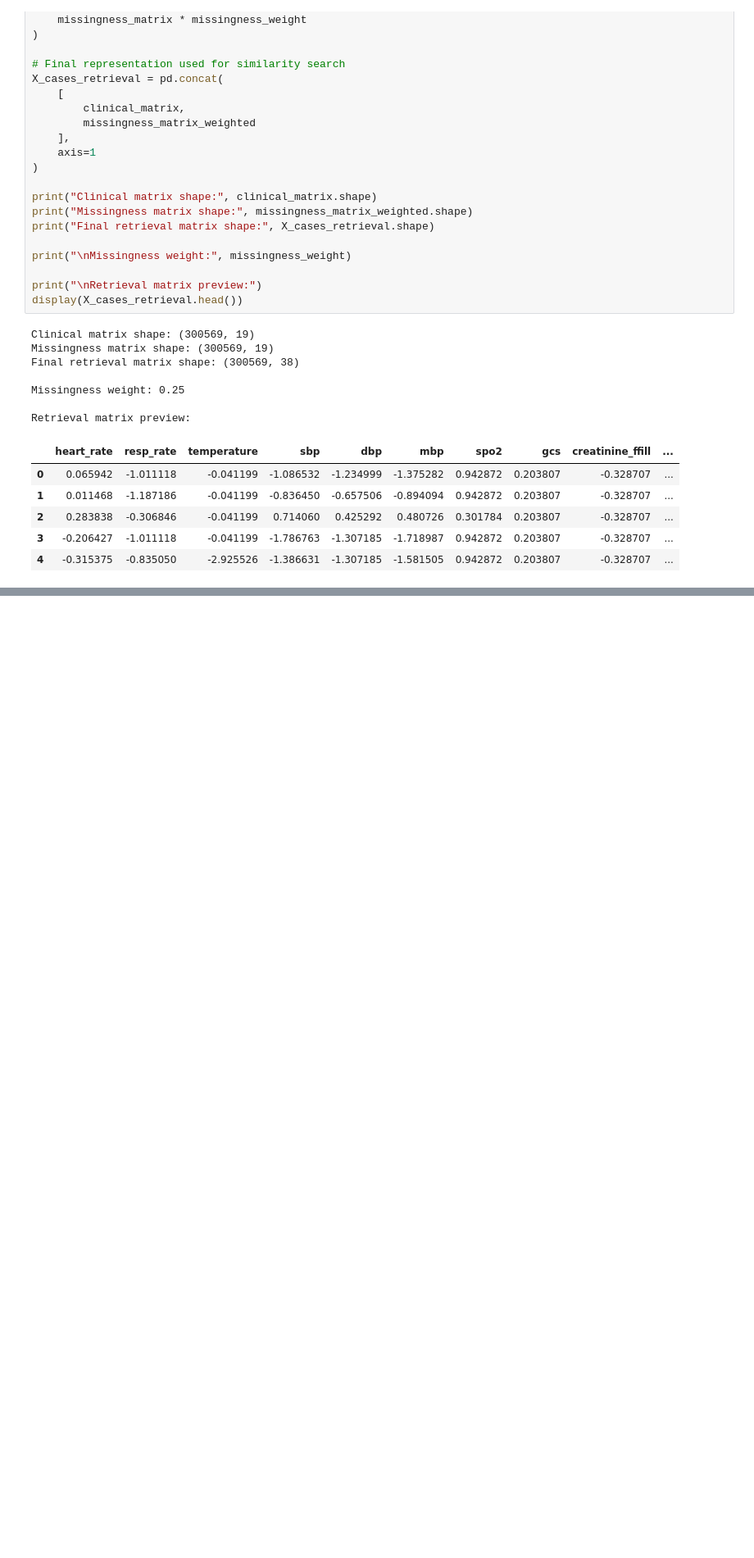
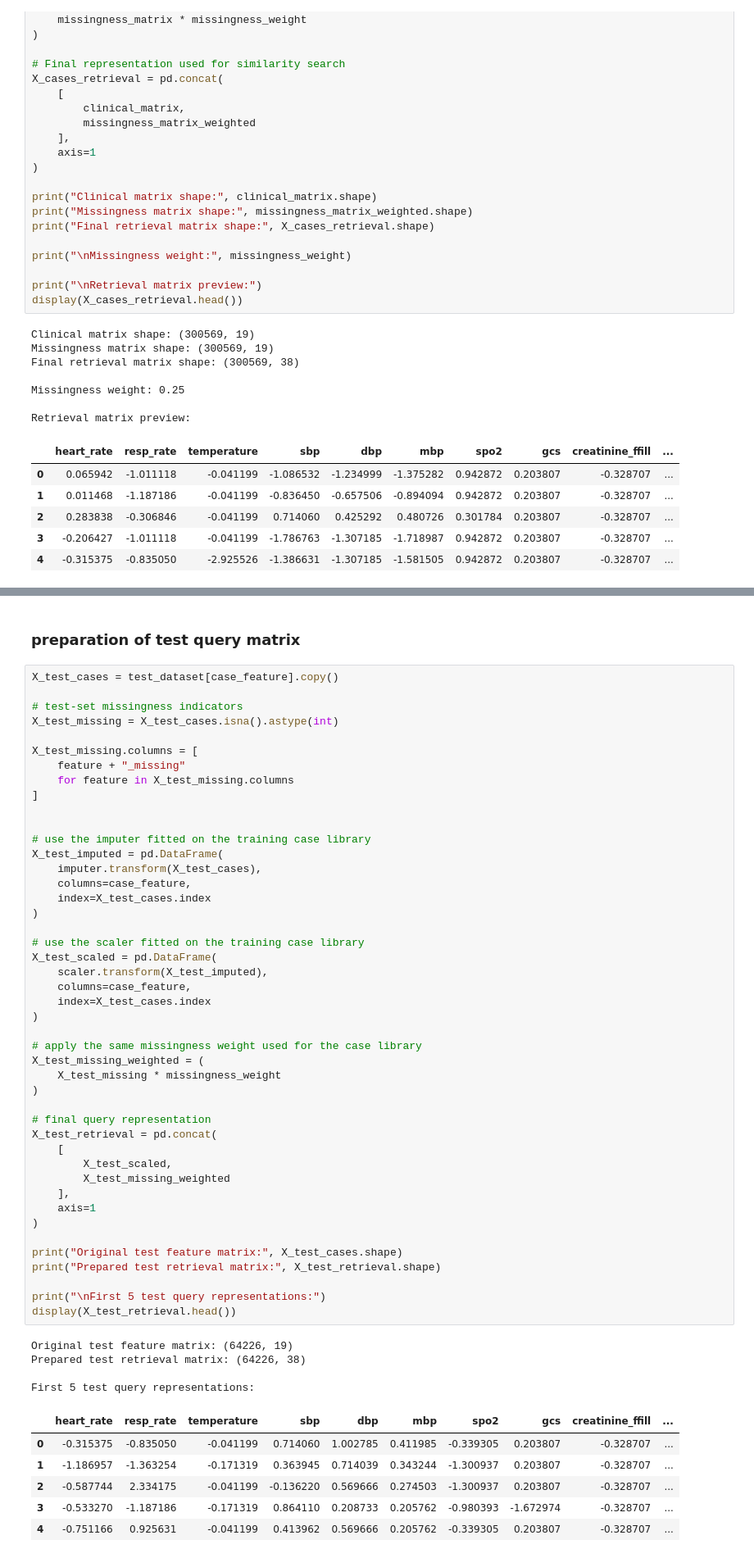
Before and after one commit to Prajin-K/Explainable-Sepsis-AI, a Jupyter notebook: notebooks/21_Case_RAG_Data_Preparation.ipynb, the cells around one changed output, grey strips where cells are left out. Shown at 82% size. Cells and saved outputs as stored; diff of their text form; blank space fills up the shorter version.

Commit message:
Build Case-RAG retrieval pipeline

```diff
--- a/notebooks/21_Case_RAG_Data_Preparation.ipynb
+++ b/notebooks/21_Case_RAG_Data_Preparation.ipynb
@@ -362,0 +396,58 @@ Retrieval matrix preview:
+# %% [markdown]
+### preparation of test query matrix
+# %%
+X_test_cases = test_dataset[case_feature].copy()
+
+# test-set missingness indicators
+X_test_missing = X_test_cases.isna().astype(int)
+
+X_test_missing.columns = [
+    feature + "_missing"
+    for feature in X_test_missing.columns
+]
+
+
+# use the imputer fitted on the training case library
+X_test_imputed = pd.DataFrame(
+    imputer.transform(X_test_cases),
+    columns=case_feature,
+    index=X_test_cases.index
+)
+
+# use the scaler fitted on the training case library
+X_test_scaled = pd.DataFrame(
+    scaler.transform(X_test_imputed),
+    columns=case_feature,
+    index=X_test_cases.index
+)
+
+# apply the same missingness weight used for the case library
+X_test_missing_weighted = (
+    X_test_missing * missingness_weight
+)
+
+# final query representation
+X_test_retrieval = pd.concat(
+    [
+        X_test_scaled,
+        X_test_missing_weighted
+    ],
+    axis=1
+)
+
+print("Original test feature matrix:", X_test_cases.shape)
+print("Prepared test retrieval matrix:", X_test_retrieval.shape)
+
+print("\nFirst 5 test query representations:")
+display(X_test_retrieval.head())
+# %% [output]
+Original test feature matrix: (64226, 19)
+Prepared test retrieval matrix: (64226, 38)
+
+First 5 test query representations:
+|  | heart_rate | resp_rate | temperature | sbp | dbp | mbp | spo2 | gcs | creatinine_ffill | ... |
+| 0 | -0.315375 | -0.835050 | -0.041199 | 0.714060 | 1.002785 | 0.411985 | -0.339305 | 0.203807 | -0.328707 | ... |
+| 1 | -1.186957 | -1.363254 | -0.171319 | 0.363945 | 0.714039 | 0.343244 | -1.300937 | 0.203807 | -0.328707 | ... |
+| 2 | -0.587744 | 2.334175 | -0.041199 | -0.136220 | 0.569666 | 0.274503 | -1.300937 | 0.203807 | -0.328707 | ... |
+| 3 | -0.533270 | -1.187186 | -0.171319 | 0.864110 | 0.208733 | 0.205762 | -0.980393 | -1.672974 | -0.328707 | ... |
+| 4 | -0.751166 | 0.925631 | -0.041199 | 0.413962 | 0.569666 | 0.205762 | -0.339305 | 0.203807 | -0.328707 | ... |
```
Also changed, not shown: parts of 10 cells of this notebook.
